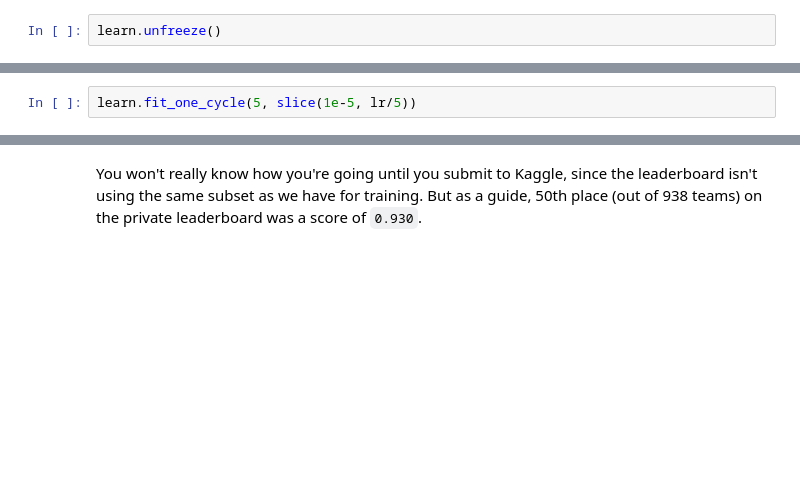
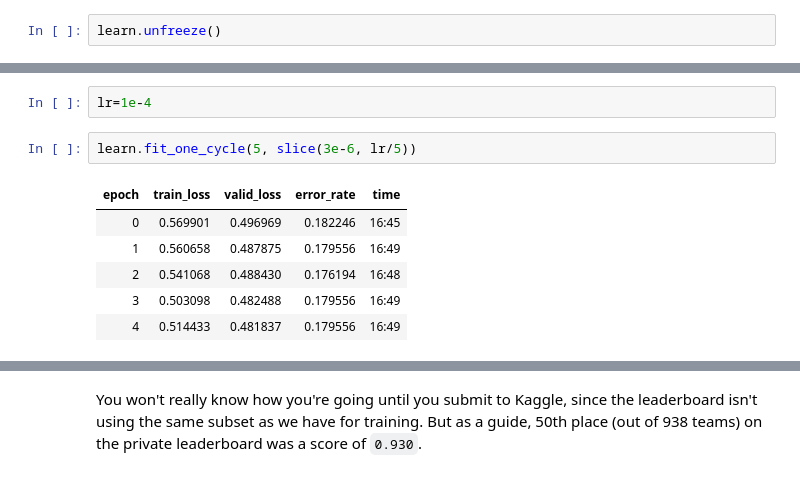
Before and after one commit to adriangrepo/caribbean_disaster_risk, a Jupyter notebook: 06_10_fastai_train_efficientnet_b6_20191117.ipynb, the cells around one changed output, grey strips where cells are left out. Saved outputs shown, nothing was run; the diff lists cells and outputs as text; blank space fills up the shorter version.

```diff
--- a/06_10_fastai_train_efficientnet_b6_20191117.ipynb
+++ b/06_10_fastai_train_efficientnet_b6_20191117.ipynb
@@ -399,4 +555,13 @@ learn.unfreeze()
+# %%
+lr=1e-4
 # %%
-learn.fit_one_cycle(5, slice(1e-5, lr/5))
+learn.fit_one_cycle(5, slice(3e-6, lr/5))
+# %% [output]
+| epoch | train_loss | valid_loss | error_rate | time |
+| 0 | 0.569901 | 0.496969 | 0.182246 | 16:45 |
+| 1 | 0.560658 | 0.487875 | 0.179556 | 16:49 |
+| 2 | 0.541068 | 0.488430 | 0.176194 | 16:48 |
+| 3 | 0.503098 | 0.482488 | 0.179556 | 16:49 |
+| 4 | 0.514433 | 0.481837 | 0.179556 | 16:49 |
 # %%
 learn.recorder.plot_losses()
```
Also changed, not shown: parts of 29 cells of this notebook, 35 other files.
